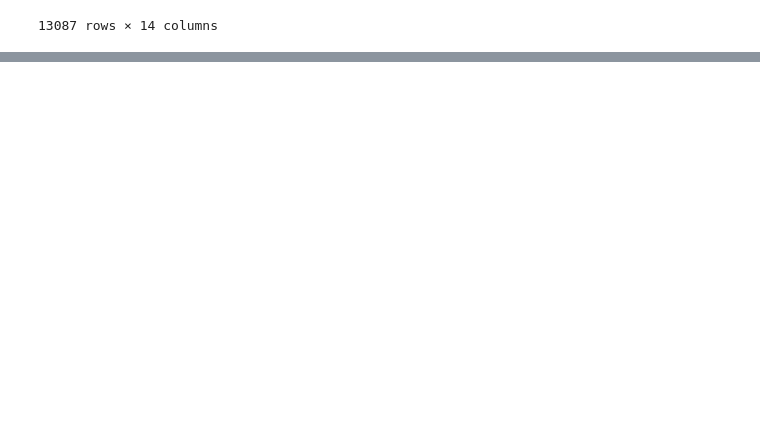
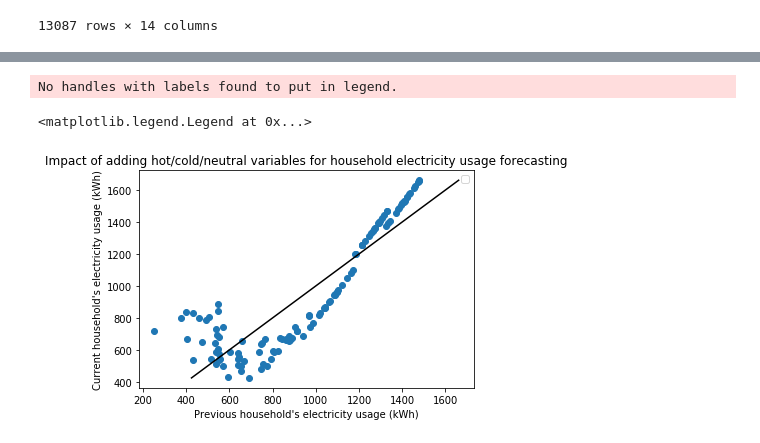
Before and after one commit to felixdumont/barcrawl, a Jupyter notebook: explore.ipynb, the cells around one changed output, grey strips where cells are left out. Drawn from its saved outputs; the diff is of its cells as text; code cells hidden in the pictures; blank space fills up the shorter version.

```diff
--- a/explore.ipynb
+++ b/explore.ipynb
@@ -108,0 +320,17 @@ df_bars
+# %%
+plt.figure()
+
+plt.scatter(temps_join['old_predict'],regr.predict(temps_join[['avg_temp', 'hot','cold','neutral']]))
+
+line = [min(regr.predict(temps_join[['avg_temp', 'hot','cold','neutral']])),
+        max(regr.predict(temps_join[['avg_temp', 'hot','cold','neutral']]))]
+
+plt.plot(line, line, color ='black')
+plt.title('Impact of adding hot/cold/neutral variables for household electricity usage forecasting')
+plt.xlabel('Previous household\'s electricity usage (kWh)')
+plt.ylabel('Current household\'s electricity usage (kWh)')
+plt.legend()
+# %% [output]
+No handles with labels found to put in legend.
+<matplotlib.legend.Legend at 0x...>
+[figure, added]
```
Also changed, not shown: parts of 18 cells of this notebook, 11 other files.
